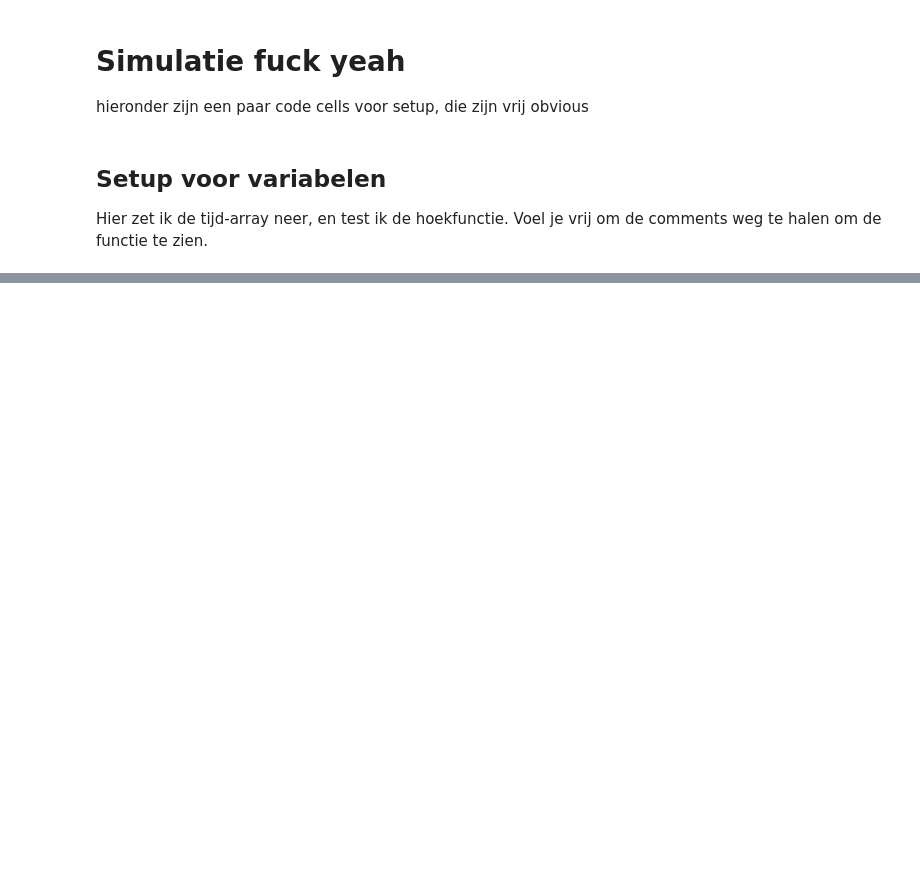
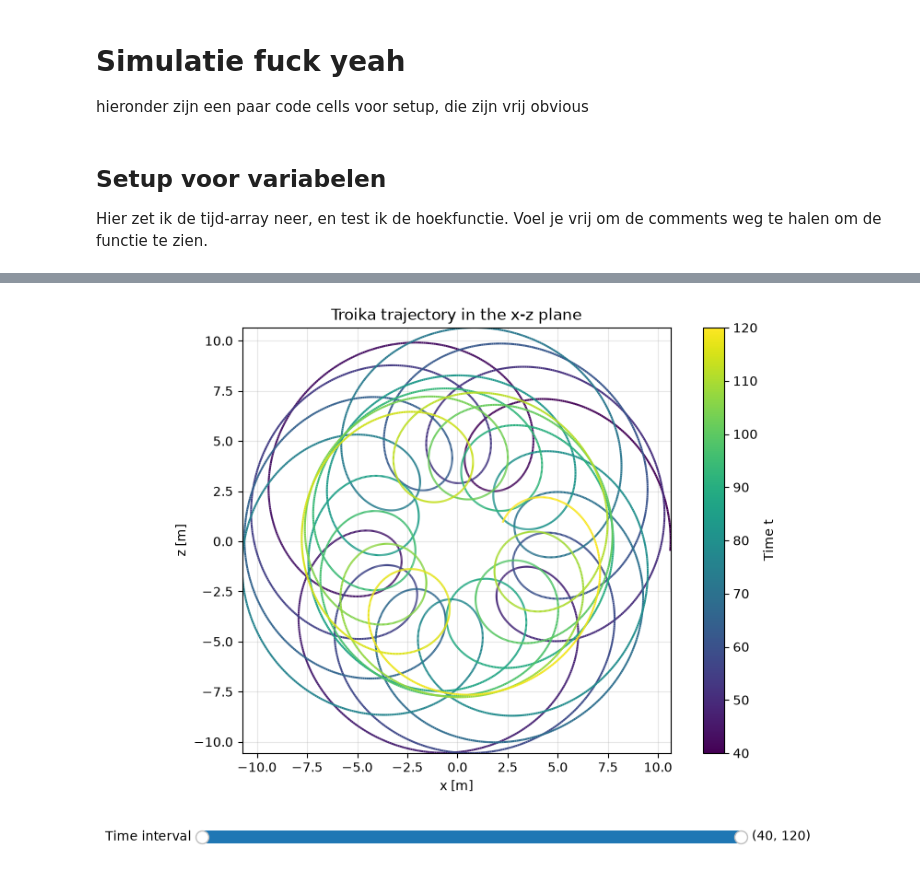
Before and after one commit to Druivenpasta/Drievliet-project, a Jupyter notebook: simulation.ipynb, the cells around one changed output, grey strips where cells are left out. Drawn from its saved outputs; the diff is of its cells as text; code cells hidden in the pictures; blank space fills up the shorter version.

```diff
--- a/simulation.ipynb
+++ b/simulation.ipynb
@@ -28,0 +49,83 @@ theta, theta_dot, theta_ddot = model.angle_function(t)
+# %%
+
+import numpy as np
+import matplotlib.pyplot as plt
+from matplotlib.collections import LineCollection
+from matplotlib.widgets import RangeSlider
+
+# Create the figure and trajectory axes
+fig, ax = plt.subplots(figsize=(9, 7))
+plt.subplots_adjust(bottom=0.22)
+
+# Create line segments from consecutive points in the x,z plane
+points = np.column_stack((r_x, r_z))
+segments = np.stack([points[:-1], points[1:]], axis=1)
+
+# Color each segment according to its midpoint in time
+t_mid = (t[:-1] + t[1:]) / 2
+
+trajectory = LineCollection(
+    segments,
+    cmap="viridis",
+    norm=plt.Normalize(t.min(), t.max())
+)
+trajectory.set_array(t_mid)
+trajectory.set_linewidth(1.5)
+
+ax.add_collection(trajectory)
+
+# Set plot boundaries
+ax.set_xlim(np.min(r_x), np.max(r_x))
+ax.set_ylim(np.min(r_z), np.max(r_z))
+ax.set_aspect("equal", adjustable="box")
+
+ax.set_xlabel("x [m]")
+ax.set_ylabel("z [m]")
+ax.set_title("Troika trajectory in the x-z plane")
+ax.grid(True, alpha=0.3)
+
+# Colorbar representing time
+cbar = fig.colorbar(trajectory, ax=ax)
+cbar.set_label("Time t")
+
+# Add an interactive time-range slider
+slider_ax = fig.add_axes([0.18, 0.07, 0.65, 0.04])
+
+time_slider = RangeSlider(
+    slider_ax,
+    "Time interval",
+    float(t.min()),
+    float(t.max()),
+    valinit=(float(t.min()), float(t.max())),
+    valstep=float(t[1] - t[0])
+)
+
+def update(val):
+    t_min, t_max = time_slider.val
+
+    # Select points inside the chosen time interval
+    mask = (t >= t_min) & (t <= t_max)
+    selected_points = np.column_stack((r_x[mask], r_z[mask]))
+    selected_t = t[mask]
+
+    # Rebuild the trajectory segments
+    if len(selected_points) >= 2:
+        selected_segments = np.stack(
+            [selected_points[:-1], selected_points[1:]],
+            axis=1
+        )
+        trajectory.set_segments(selected_segments)
+        trajectory.set_array(
+            (selected_t[:-1] + selected_t[1:]) / 2
+        )
+    else:
+        trajectory.set_segments([])
+        trajectory.set_array(np.array([]))
+
+    fig.canvas.draw_idle()
+
+time_slider.on_changed(update)
+
+plt.show()
+# %% [output]
+[figure, added]
```
Also changed, not shown: parts of 3 cells of this notebook, 1 other file.
